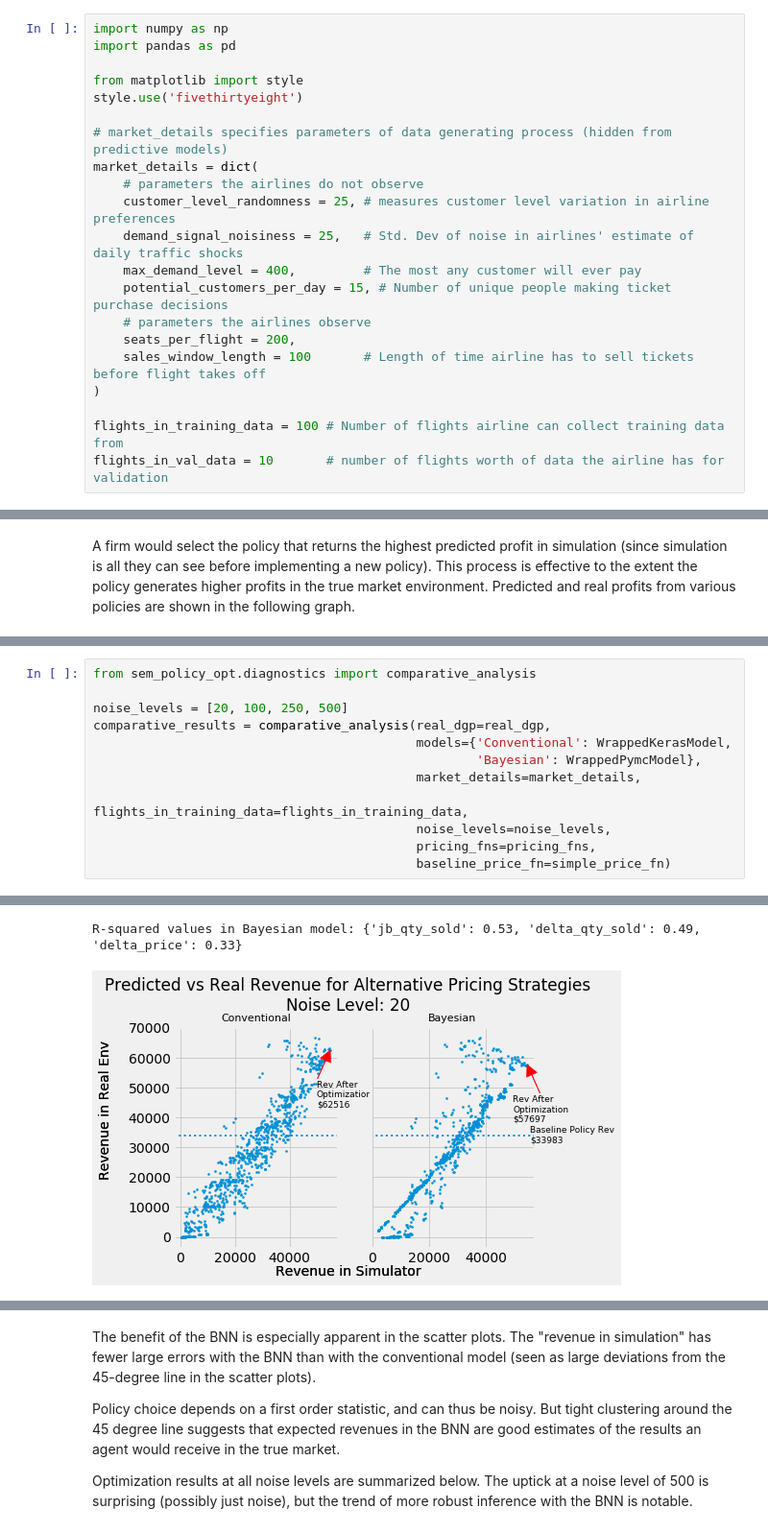
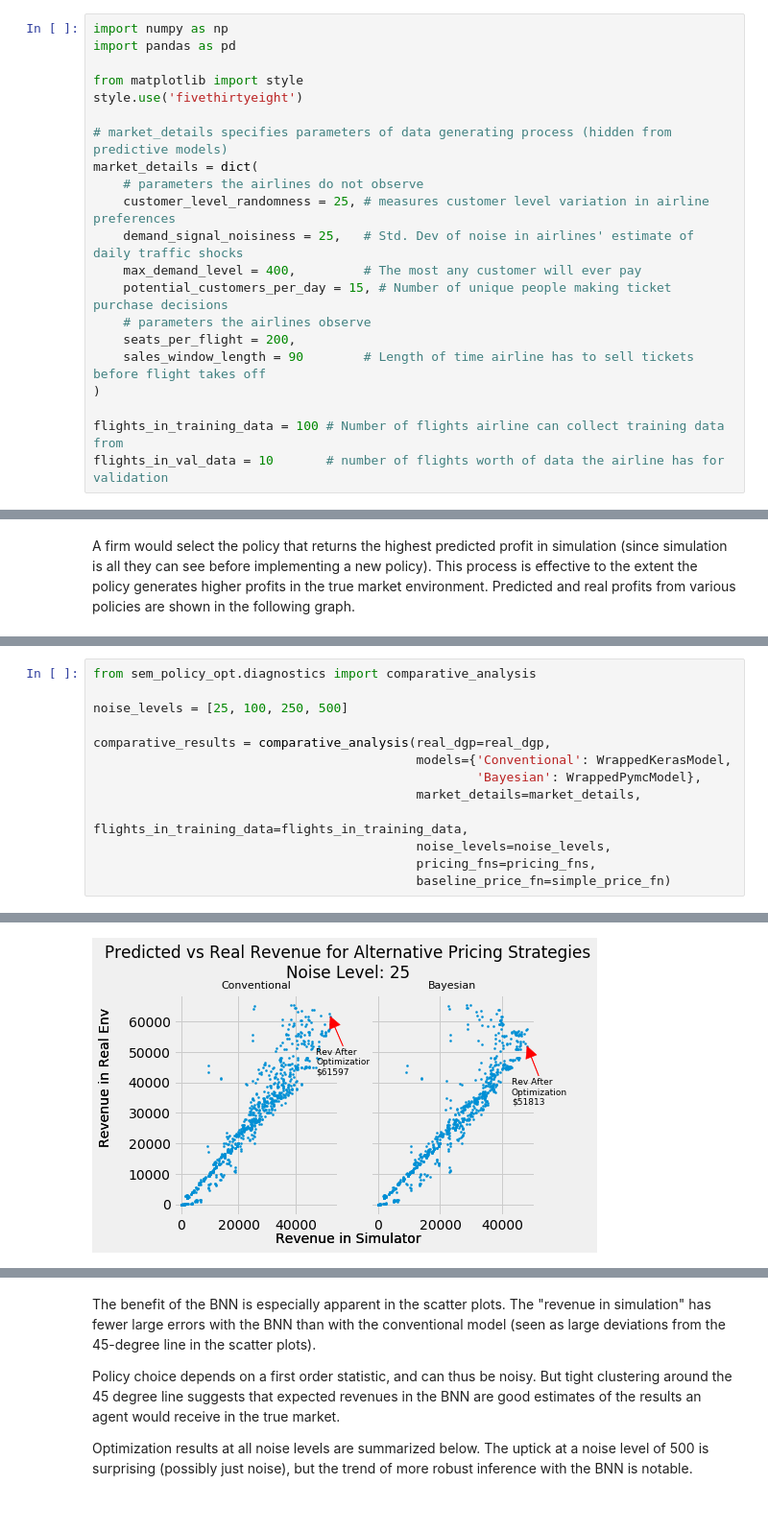
Before and after one commit to Mustapha-Wasseja/sem_policy_opt, a Jupyter notebook: main.ipynb, the cells around one changed output, grey strips where cells are left out. Shown: that part at 96% size. Cells and saved outputs as stored; diff of their text form.

```diff
--- a/main.ipynb
+++ b/main.ipynb
@@ -101,7 +101,7 @@ market_details = dict(
     potential_customers_per_day = 15, # Number of unique people making ticket purchase decisions
     # parameters the airlines observe
     seats_per_flight = 200,
-    sales_window_length = 100       # Length of time airline has to sell tickets before flight takes off
+    sales_window_length = 90        # Length of time airline has to sell tickets before flight takes off
 )
 
 flights_in_training_data = 100 # Number of flights airline can collect training data from
@@ -225,7 +224,8 @@ I expect the BNN to outperform the conventional model in noisy environments, and
 # %%
 from sem_policy_opt.diagnostics import comparative_analysis
 
-noise_levels = [20, 100, 250, 500]
+noise_levels = [25, 100, 250, 500]
+
 comparative_results = comparative_analysis(real_dgp=real_dgp,
                                            models={'Conventional': WrappedKerasModel,
                                                    'Bayesian': WrappedPymcModel},
@@ -242,3 +241,2 @@ Finished [100%]: Average Loss = 84,845
-R-squared values in Bayesian model: {'jb_qty_sold': 0.53, 'delta_qty_sold': 0.49, 'delta_price': 0.33}
-[figure, old version]
+[figure, new version]
 ---
```
Also changed, not shown: parts of 10 cells of this notebook, 7 other files.
